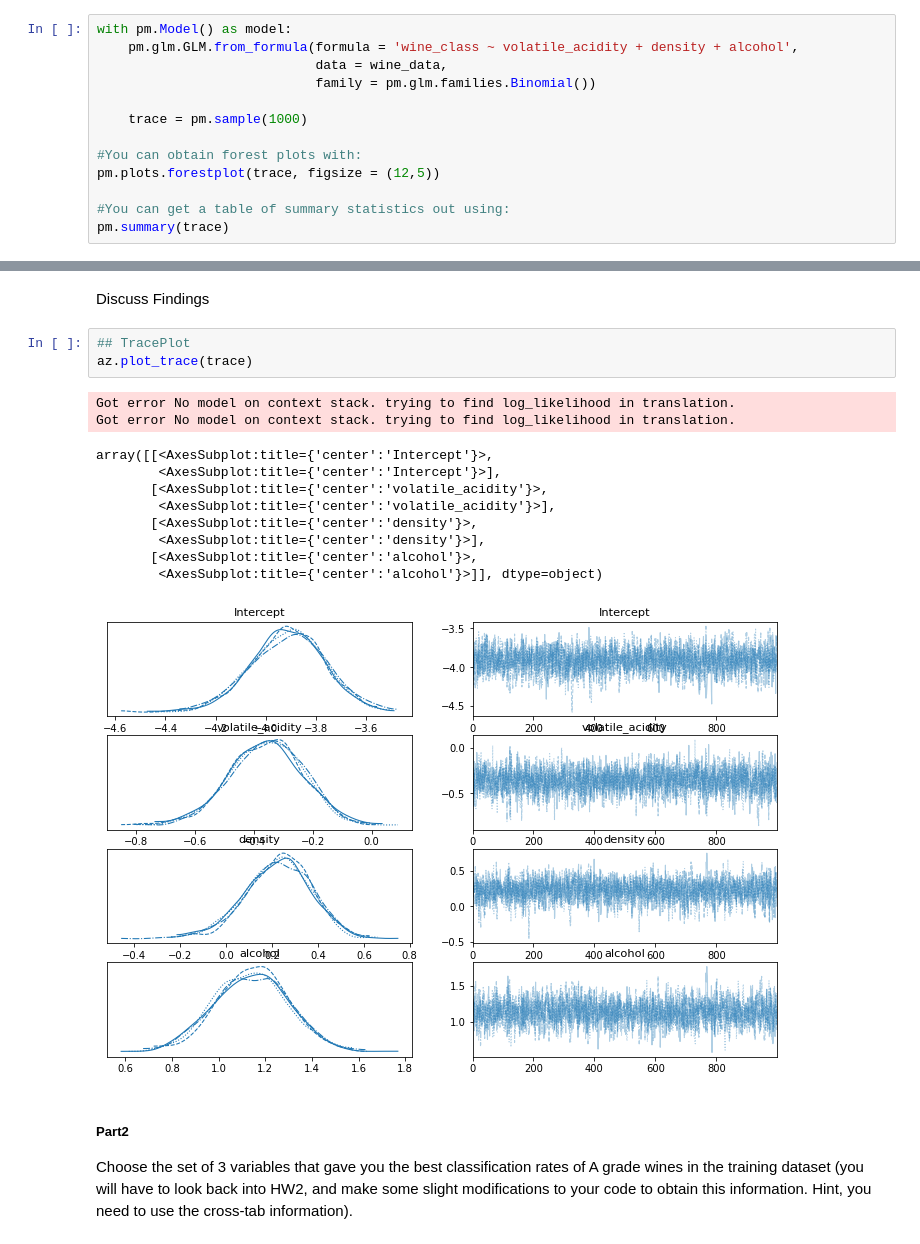
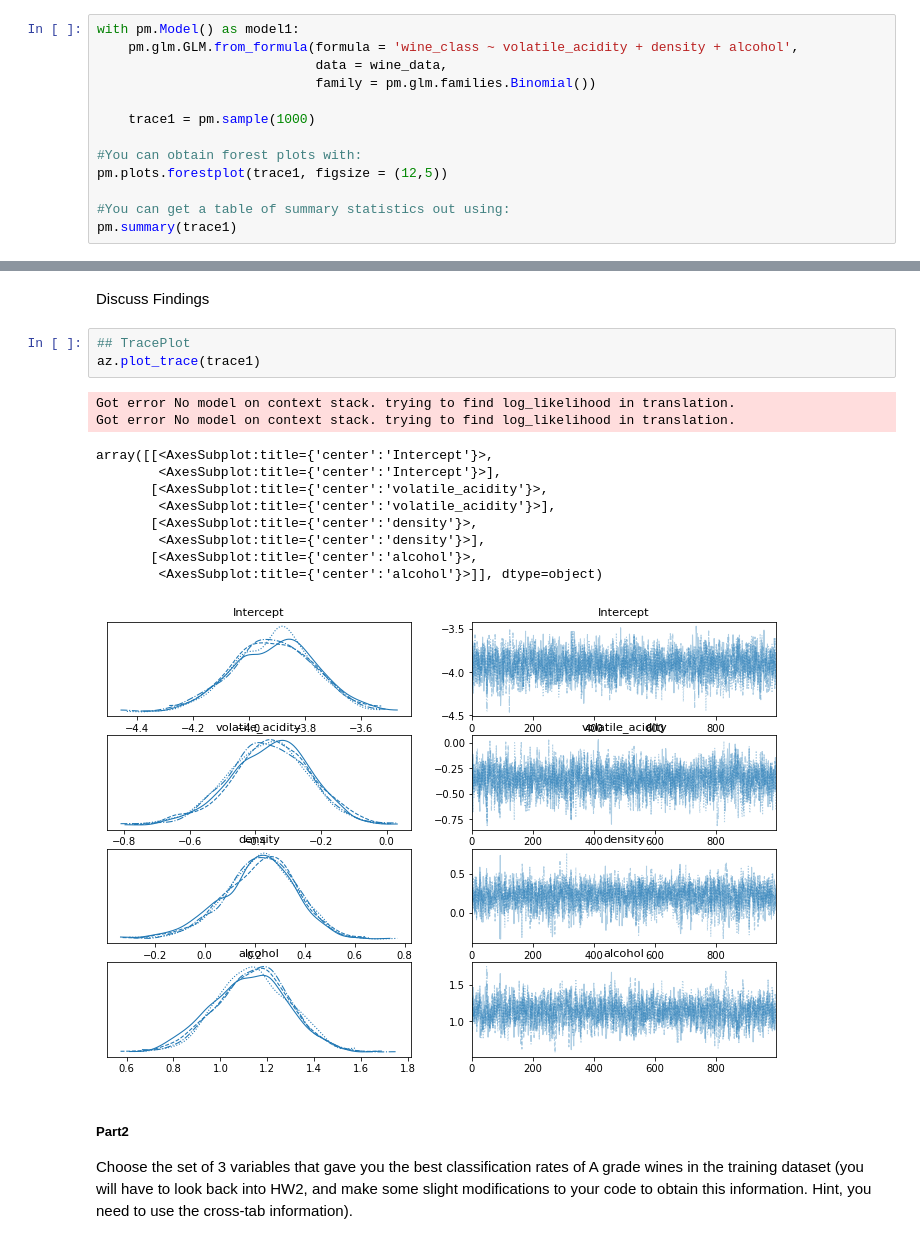
Before and after one commit to hyunsukr/DS6040-Bayesian-Machine-Learning, a Jupyter notebook: Homework/HW3/hw3.ipynb, the cells around one changed output, grey strips where cells are left out. Drawn from its saved outputs; the diff is of its cells as text.

```diff
--- a/Homework/HW3/hw3.ipynb
+++ b/Homework/HW3/hw3.ipynb
@@ -273,18 +247,18 @@ def plot_traces(traces, retain=0):
                     ,xytext=(5,10), textcoords='offset points', rotation=90
                     ,va='bottom', fontsize='large', color='#AA0022')
 # %%
-with pm.Model() as model:
+with pm.Model() as model1:
     pm.glm.GLM.from_formula(formula = 'wine_class ~ volatile_acidity + density + alcohol',
                             data = wine_data,
                             family = pm.glm.families.Binomial())
 
-    trace = pm.sample(1000)
+    trace1 = pm.sample(1000)
 
 #You can obtain forest plots with:
-pm.plots.forestplot(trace, figsize = (12,5))
+pm.plots.forestplot(trace1, figsize = (12,5))
 
 #You can get a table of summary statistics out using:
-pm.summary(trace)
+pm.summary(trace1)
 # %% [output]
 The glm module is deprecated and will be removed in version 4.0
 We recommend to instead use Bambi https://bambinos.github.io/bambi/
@@ -306,19 +280,19 @@ Got error No model on context stack. trying to find log_likelihood in translatio
 Discuss Findings
 # %%
 ## TracePlot
-az.plot_trace(trace)
+az.plot_trace(trace1)
 # %% [output]
 Got error No model on context stack. trying to find log_likelihood in translation.
 Got error No model on context stack. trying to find log_likelihood in translation.
 array([[<AxesSubplot:title={'center':'Intercept'}>,
         <AxesSubplot:title={'center':'Intercept'}>],
        [<AxesSubplot:title={'center':'volatile_acidity'}>,
         <AxesSubplot:title={'center':'volatile_acidity'}>],
        [<AxesSubplot:title={'center':'density'}>,
         <AxesSubplot:title={'center':'density'}>],
        [<AxesSubplot:title={'center':'alcohol'}>,
         <AxesSubplot:title={'center':'alcohol'}>]], dtype=object)
-[figure, old version]
+[figure, new version]
 # %% [markdown]
 ##### Part2
 Choose the set of 3 variables that gave you the best classification rates of A grade wines in the training dataset (you will have to look back into HW2, and make some slight modifications to your code to obtain this information. Hint, you need to use the cross-tab information).
```
Also changed, not shown: parts of 17 cells of this notebook, 2 other files.
